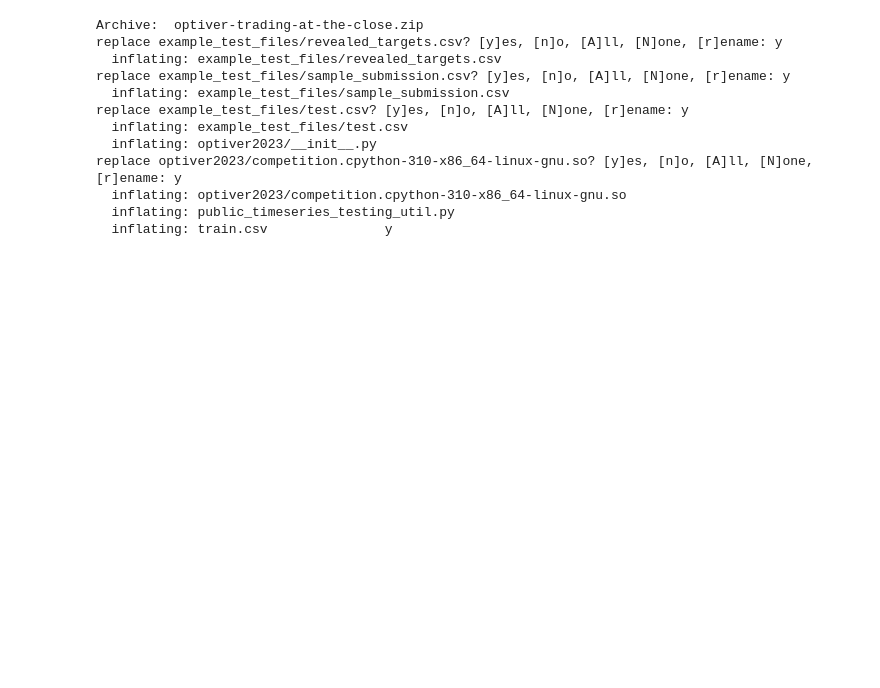
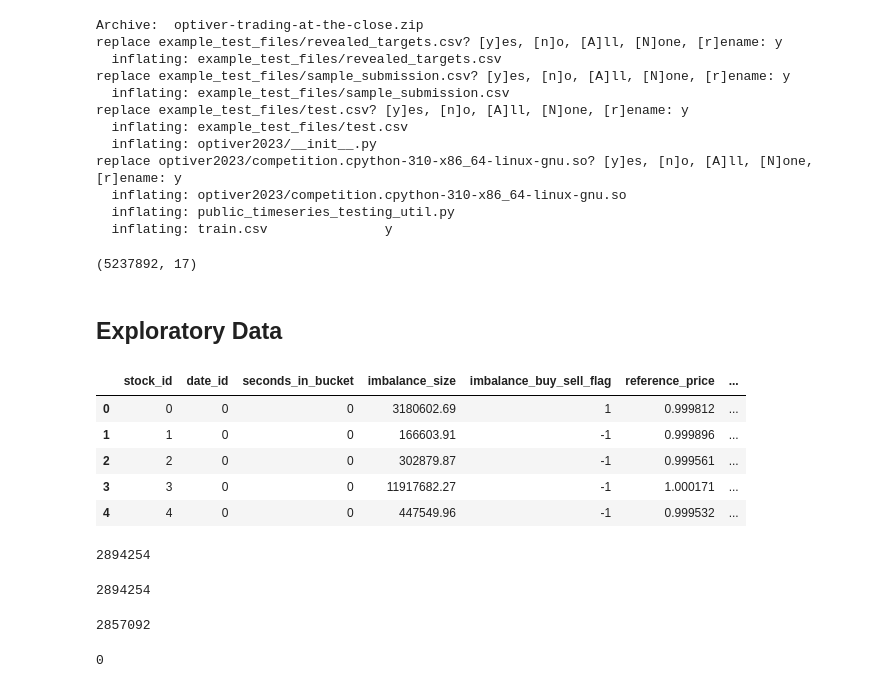
Before and after one commit to BryanDYang/Optiver_Trading, a Jupyter notebook: Optiver_Trading.ipynb, the cells around one changed output. Saved outputs shown, nothing was run; the diff lists cells and outputs as text; code cells hidden in the pictures; blank space fills up the shorter version.

```diff
--- a/Optiver_Trading.ipynb
+++ b/Optiver_Trading.ipynb
@@ -56,3 +61,39 @@ replace optiver2023/competition.cpython-310-x86_64-linux-gnu.so? [y]es, [n]o, [A
   inflating: optiver2023/competition.cpython-310-x86_64-linux-gnu.so
   inflating: public_timeseries_testing_util.py
   inflating: train.csv               y
+# %%
+df = pd.read_csv("train.csv")
+df = df.dropna(subset=["target"])
+df.reset_index(drop=True, inplace=True)
+df.shape
+# %% [output]
+(5237892, 17)
+# %% [markdown]
+## Exploratory Data
+# %%
+df.head()
+# %% [output]
+|  | stock_id | date_id | seconds_in_bucket | imbalance_size | imbalance_buy_sell_flag | reference_price | ... |
+| 0 | 0 | 0 | 0 | 3180602.69 | 1 | 0.999812 | ... |
+| 1 | 1 | 0 | 0 | 166603.91 | -1 | 0.999896 | ... |
+| 2 | 2 | 0 | 0 | 302879.87 | -1 | 0.999561 | ... |
+| 3 | 3 | 0 | 0 | 11917682.27 | -1 | 1.000171 | ... |
+| 4 | 4 | 0 | 0 | 447549.96 | -1 | 0.999532 | ... |
+# %%
+num_nulls = df.isnull().any(axis=1).sum()
+num_nulls
+# %% [output]
+2894254
+# %%
+df['far_price'].isnull().sum()
+# %% [output]
+2894254
+# %%
+df['near_price'].isnull().sum()
+# %% [output]
+2857092
+# %%
+num_dups = df.duplicated().sum()
+num_dups
+# %% [output]
+0
```
Also changed, not shown: parts of 16 cells of this notebook.
